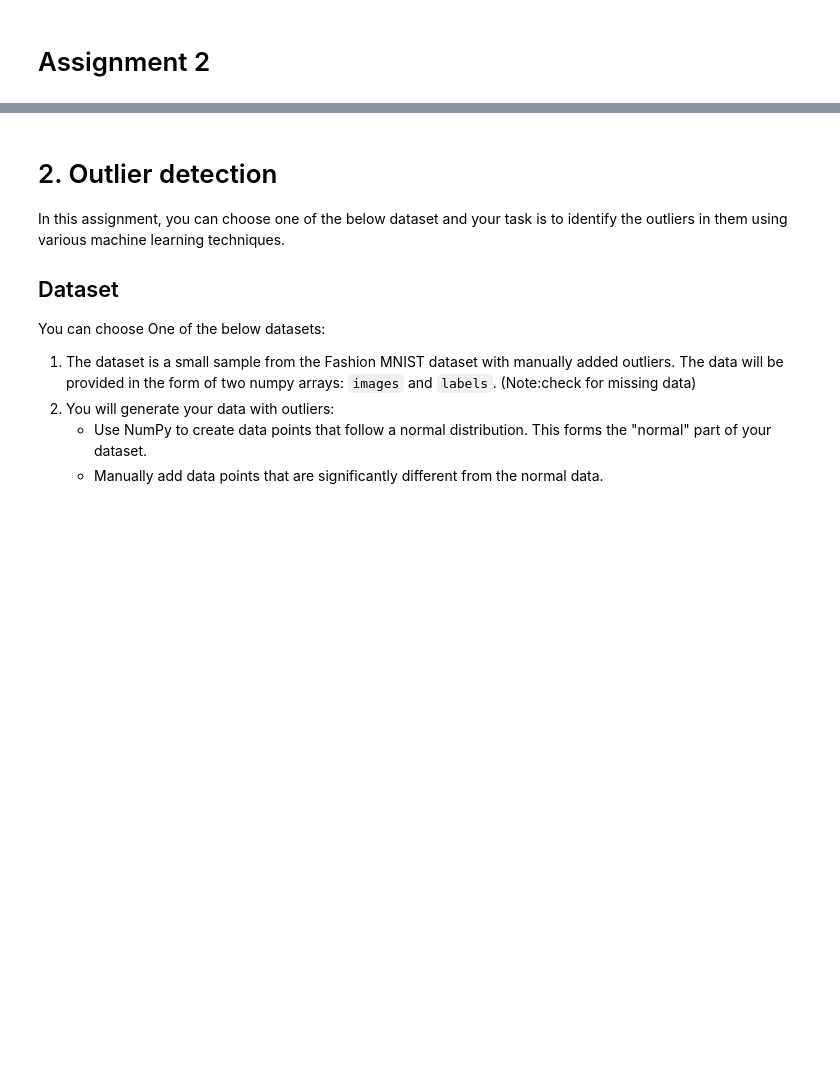
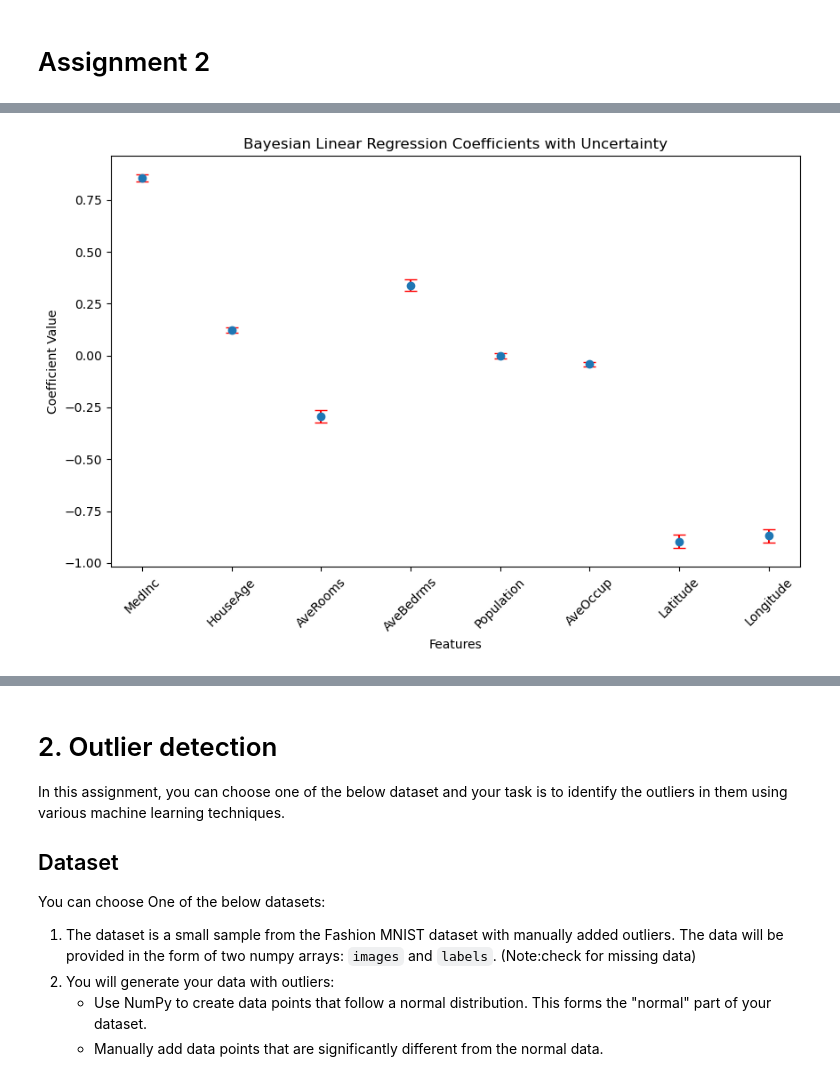
Before and after one commit to asgerbo/Advanced_ML, a Jupyter notebook: assignment_2/Lab_02.ipynb, the cells around one changed output, grey strips where cells are left out. Cells and saved outputs as stored; diff of their text form; code cells hidden in the pictures; blank space fills up the shorter version.

```diff
--- a/assignment_2/Lab_02.ipynb
+++ b/assignment_2/Lab_02.ipynb
@@ -47,0 +36,23 @@ We will use the "California Housing Prices" dataset from the `sklearn.datasets`
+# %%
+import numpy as np
+import pandas as pd
+from sklearn.datasets import fetch_california_housing
+from sklearn.model_selection import train_test_split
+from sklearn.preprocessing import StandardScaler
+from sklearn.kernel_ridge import KernelRidge
+from sklearn.linear_model import BayesianRidge
+from sklearn.gaussian_process import GaussianProcessRegressor
+from sklearn.metrics import mean_squared_error
+import matplotlib.pyplot as plt
+from sklearn.model_selection import GridSearchCV
+
+
+data = fetch_california_housing()
+X = pd.DataFrame(data.data, columns = data.feature_names)
+y = data.target
+
+X_train, X_test, y_train, y_test = train_test_split(X, y, test_size = 0.2, random_state = 42)
+
+scaler = StandardScaler()
+X_train_scaled = scaler.fit_transform(X_train)
+X_test_scaled = scaler.transform(X_test)
@@ -47,0 +149,23 @@ We will use the "California Housing Prices" dataset from the `sklearn.datasets`
+# %%
+bayesian_model = BayesianRidge()
+bayesian_model.fit(X_train_scaled, y_train)
+y_pred_bayesian = bayesian_model.predict(X_test_scaled)
+
+
+# Extract the standard deviation of the coefficients
+std_dev_coef = np.sqrt(np.diag(bayesian_model.sigma_))
+
+# Plotting
+plt.figure(figsize=(10, 6))
+plt.errorbar(range(len(bayesian_model.coef_)), bayesian_model.coef_,
+             yerr=1.96*std_dev_coef, #  to approximate the 95% confidence interval for the coefficients.  95% of the values lie within approximately 1.96 standard deviations from the mean.(coefficient - 1.96 * std_dev)
+             fmt='o',
+             ecolor='r',
+             capsize=5)
+plt.xticks(range(len(bayesian_model.coef_)), data.feature_names, rotation=45)
+plt.xlabel('Features')
+plt.ylabel('Coefficient Value')
+plt.title('Bayesian Linear Regression Coefficients with Uncertainty')
+plt.show()
+# %% [output]
+[figure, added]
```
Also changed, not shown: parts of 12 cells of this notebook.
